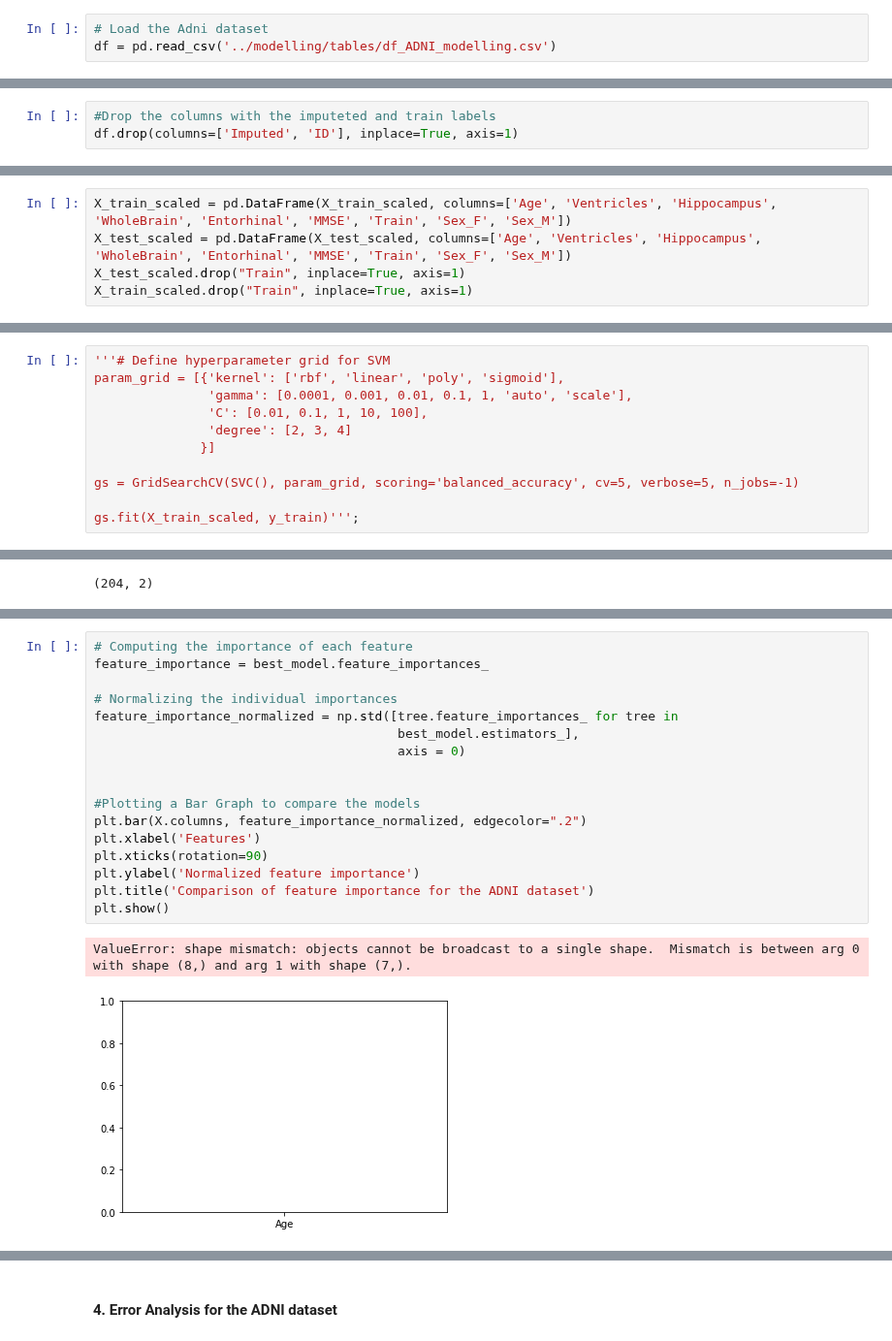
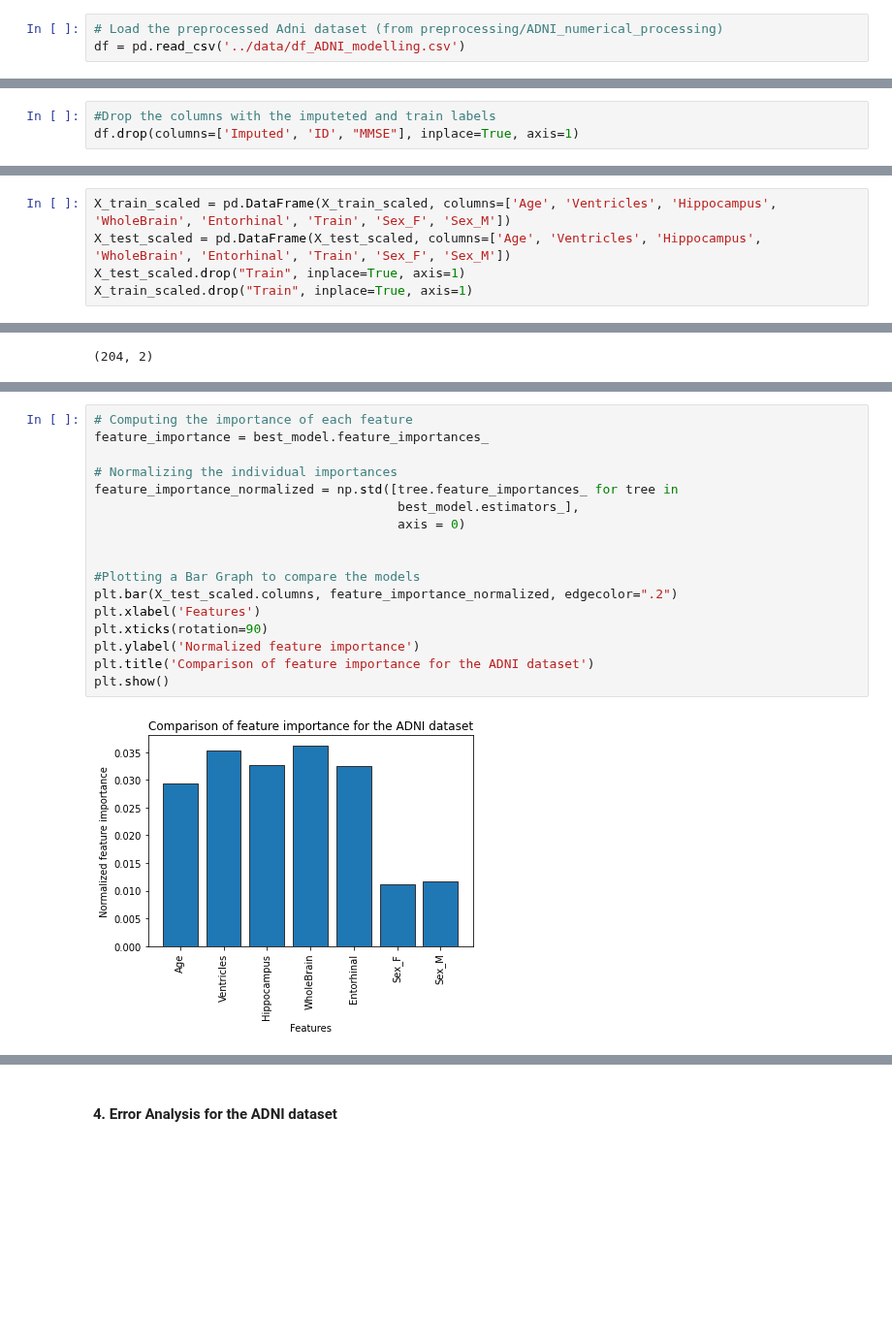
Before and after one commit to tamap94/ds-capstone-alzheimers-, a Jupyter notebook: modelling/ADNI_numeric_data_modelling.ipynb, the cells around one changed output, grey strips where cells are left out. Shown at 97% size. Saved outputs shown, nothing was run; the diff lists cells and outputs as text; blank space fills up the shorter version.

```diff
--- a/modelling/ADNI_numeric_data_modelling.ipynb
+++ b/modelling/ADNI_numeric_data_modelling.ipynb
@@ -690,8 +418,8 @@ mlflow.get_run(run_id=run.info.run_id)
 # %% [markdown]
 We can see in our plot above that especially for the ADNI dataset, there is a huge influence of the cognitive tests on the prediction of Alzheimer's disease. For the next section, we will remove this from the Adni dataset and try the ExtraTree Classifier.
 # %%
-# Load the Adni dataset
-df = pd.read_csv('../modelling/tables/df_ADNI_modelling.csv')
+# Load the preprocessed Adni dataset (from preprocessing/ADNI_numerical_processing)
+df = pd.read_csv('../data/df_ADNI_modelling.csv')
 # %%
 dftrain = df[df["Train"] == True]
 dftest = df[df["Train"] == False]
@@ -702,7 +430,7 @@ df.head(2)
 | 1 | 76.0 | 33775.0 | 7590.0 | 1069420.0 | 4381.0 | 29.0 | 0.0 | 018_S_0043 | M | 0 | ... |
 # %%
 #Drop the columns with the imputeted and train labels
-df.drop(columns=['Imputed', 'ID'], inplace=True, axis=1)
+df.drop(columns=['Imputed', 'ID', "MMSE"], inplace=True, axis=1)
 # %%
 #Create a dummy column for the sex
 df = pd.get_dummies(df)
@@ -741,6 +478,6 @@ Index(['Age', 'Ventricles', 'Hippocampus', 'WholeBrain', 'Entorhinal', 'MMSE',
 # %%
-X_train_scaled = pd.DataFrame(X_train_scaled, columns=['Age', 'Ventricles', 'Hippocampus', 'WholeBrain', 'Entorhinal', 'MMSE', 'Train', 'Sex_F', 'Sex_M'])
-X_test_scaled = pd.DataFrame(X_test_scaled, columns=['Age', 'Ventricles', 'Hippocampus', 'WholeBrain', 'Entorhinal', 'MMSE', 'Train', 'Sex_F', 'Sex_M'])
+X_train_scaled = pd.DataFrame(X_train_scaled, columns=['Age', 'Ventricles', 'Hippocampus', 'WholeBrain', 'Entorhinal', 'Train', 'Sex_F', 'Sex_M'])
+X_test_scaled = pd.DataFrame(X_test_scaled, columns=['Age', 'Ventricles', 'Hippocampus', 'WholeBrain', 'Entorhinal', 'Train', 'Sex_F', 'Sex_M'])
 X_test_scaled.drop("Train", inplace=True, axis=1)
 X_train_scaled.drop("Train", inplace=True, axis=1)
 # %% [markdown]
@@ -749,17 +486,6 @@ X_train_scaled.drop("Train", inplace=True, axis=1)
 # setting the MLFlow connection and experiment
 mlflow.start_run(run_name='6_brain_trans_scaled_Xtree')
 run = mlflow.active_run()
-# %%
-'''# Define hyperparameter grid for SVM
-param_grid = [{'kernel': ['rbf', 'linear', 'poly', 'sigmoid'],
-               'gamma': [0.0001, 0.001, 0.01, 0.1, 1, 'auto', 'scale'],
-               'C': [0.01, 0.1, 1, 10, 100],
-               'degree': [2, 3, 4]
-              }]
-
-gs = GridSearchCV(SVC(), param_grid, scoring='balanced_accuracy', cv=5, verbose=5, n_jobs=-1)
-
-gs.fit(X_train_scaled, y_train)''';
 # %%
 #We analyze the performance of the ExtraTreeClassifier using GridSearch
 
@@ -859,23 +585,22 @@ weighted avg       0.59      0.68      0.62       204
 # %%
 # Computing the importance of each feature
 feature_importance = best_model.feature_importances_
 
 # Normalizing the individual importances
 feature_importance_normalized = np.std([tree.feature_importances_ for tree in
                                         best_model.estimators_],
                                         axis = 0)
 
 
 #Plotting a Bar Graph to compare the models
-plt.bar(X.columns, feature_importance_normalized, edgecolor=".2")
+plt.bar(X_test_scaled.columns, feature_importance_normalized, edgecolor=".2")
 plt.xlabel('Features')
 plt.xticks(rotation=90)
 plt.ylabel('Normalized feature importance')
 plt.title('Comparison of feature importance for the ADNI dataset')
 plt.show()
 # %% [output]
-ValueError: shape mismatch: objects cannot be broadcast to a single shape.  Mismatch is between arg 0 with shape (8,) and arg 1 with shape (7,).
-[figure, old version]
+[figure, new version]
 # %%
 #logging metrics
 mlflow.log_metric("train-" + "accuracy", acc_train)
```
Also changed, not shown: parts of 72 cells of this notebook, 11 other files.
